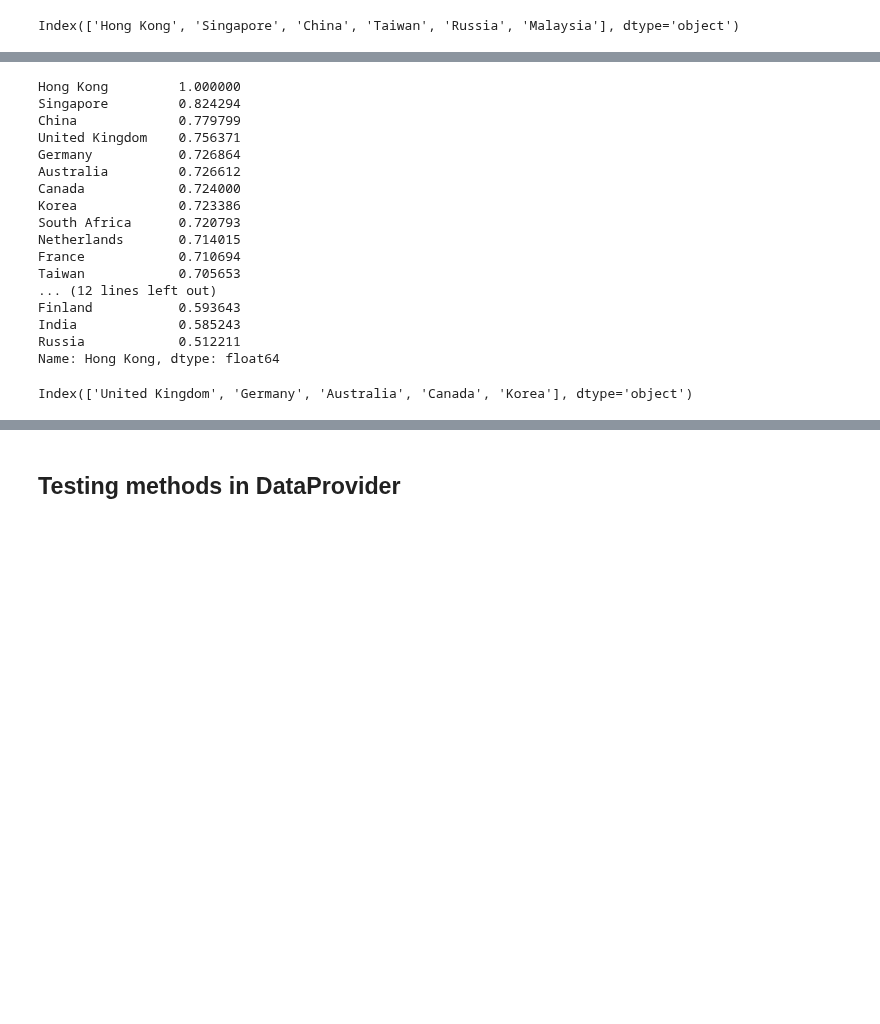
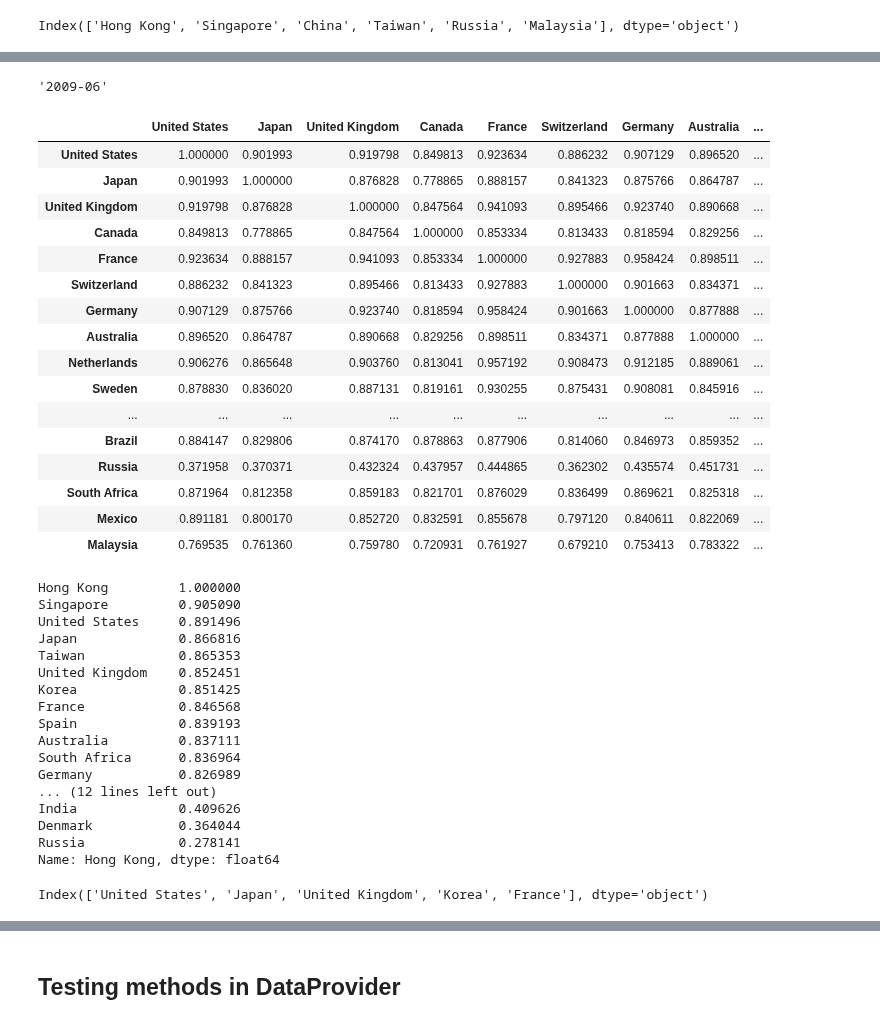
Before and after one commit to lharazin/TFM, a Jupyter notebook: Algorithm/data/prepare_indicators.ipynb, the cells around one changed output, grey strips where cells are left out. Cells and saved outputs as stored; diff of their text form; code cells hidden in the pictures; blank space fills up the shorter version.

Commit message:
fixed filling NA values with corr values up to given month

```diff
--- a/Algorithm/data/prepare_indicators.ipynb
+++ b/Algorithm/data/prepare_indicators.ipynb
@@ -535,29 +531,60 @@ Index(['Hong Kong', 'Singapore', 'China', 'Taiwan', 'Russia', 'Malaysia'], dtype
+# %%
+month = f'{missing_dates[-1]:%Y-%m}'
+month
+# %% [output]
+'2009-06'
+# %%
+df_countries, _ = data_provider.get_etf_data()
+bdays_in_year = 252
+df_prices_last_12_months = df_countries[:month].iloc[-bdays_in_year:]
+df_returns = np.log(df_prices_last_12_months).diff().dropna()
+corr = df_returns.corr()
+corr
+# %% [output]
+|  | United States | Japan | United Kingdom | Canada | France | Switzerland | Germany | Australia | ... |
+| United States | 1.000000 | 0.901993 | 0.919798 | 0.849813 | 0.923634 | 0.886232 | 0.907129 | 0.896520 | ... |
+| Japan | 0.901993 | 1.000000 | 0.876828 | 0.778865 | 0.888157 | 0.841323 | 0.875766 | 0.864787 | ... |
+| United Kingdom | 0.919798 | 0.876828 | 1.000000 | 0.847564 | 0.941093 | 0.895466 | 0.923740 | 0.890668 | ... |
+| Canada | 0.849813 | 0.778865 | 0.847564 | 1.000000 | 0.853334 | 0.813433 | 0.818594 | 0.829256 | ... |
+| France | 0.923634 | 0.888157 | 0.941093 | 0.853334 | 1.000000 | 0.927883 | 0.958424 | 0.898511 | ... |
+| Switzerland | 0.886232 | 0.841323 | 0.895466 | 0.813433 | 0.927883 | 1.000000 | 0.901663 | 0.834371 | ... |
+| Germany | 0.907129 | 0.875766 | 0.923740 | 0.818594 | 0.958424 | 0.901663 | 1.000000 | 0.877888 | ... |
+| Australia | 0.896520 | 0.864787 | 0.890668 | 0.829256 | 0.898511 | 0.834371 | 0.877888 | 1.000000 | ... |
+| Netherlands | 0.906276 | 0.865648 | 0.903760 | 0.813041 | 0.957192 | 0.908473 | 0.912185 | 0.889061 | ... |
+| Sweden | 0.878830 | 0.836020 | 0.887131 | 0.819161 | 0.930255 | 0.875431 | 0.908081 | 0.845916 | ... |
+| ... | ... | ... | ... | ... | ... | ... | ... | ... | ... |
+| Brazil | 0.884147 | 0.829806 | 0.874170 | 0.878863 | 0.877906 | 0.814060 | 0.846973 | 0.859352 | ... |
+| Russia | 0.371958 | 0.370371 | 0.432324 | 0.437957 | 0.444865 | 0.362302 | 0.435574 | 0.451731 | ... |
+| South Africa | 0.871964 | 0.812358 | 0.859183 | 0.821701 | 0.876029 | 0.836499 | 0.869621 | 0.825318 | ... |
+| Mexico | 0.891181 | 0.800170 | 0.852720 | 0.832591 | 0.855678 | 0.797120 | 0.840611 | 0.822069 | ... |
+| Malaysia | 0.769535 | 0.761360 | 0.759780 | 0.720931 | 0.761927 | 0.679210 | 0.753413 | 0.783322 | ... |
 # %%
 country = countries_with_missing_data[0]
 most_correlated_countries = corr[country].sort_values()[::-1]
 most_correlated_countries
 # %% [output]
 Hong Kong         1.000000
-Singapore         0.824294
-China             0.779799
-United Kingdom    0.756371
-Germany           0.726864
-Australia         0.726612
-Canada            0.724000
-Korea             0.723386
-South Africa      0.720793
-Netherlands       0.714015
-France            0.710694
-Taiwan            0.705653
+Singapore         0.905090
+United States     0.891496
+Japan             0.866816
+Taiwan            0.865353
+United Kingdom    0.852451
+Korea             0.851425
+France            0.846568
+Spain             0.839193
+Australia         0.837111
+South Africa      0.836964
+Germany           0.826989
 ... (12 lines left out)
-Finland           0.593643
-India             0.585243
-Russia            0.512211
+India             0.409626
+Denmark           0.364044
+Russia            0.278141
 Name: Hong Kong, dtype: float64
 # %%
 most_correlated_countries = corr[country].sort_values()[::-1][1:].index
-most_correlated_countries_with_data = most_correlated_countries[~most_correlated_countries.isin(countries_with_missing_data)][:5]
+most_correlated_countries_with_data = most_correlated_countries[
+    ~most_correlated_countries.isin(countries_with_missing_data)][:5]
 most_correlated_countries_with_data
 # %% [output]
-Index(['United Kingdom', 'Germany', 'Australia', 'Canada', 'Korea'], dtype='object')
+Index(['United States', 'Japan', 'United Kingdom', 'Korea', 'France'], dtype='object')
 # %%
```
Also changed, not shown: parts of 16 cells of this notebook, 2 other files.
